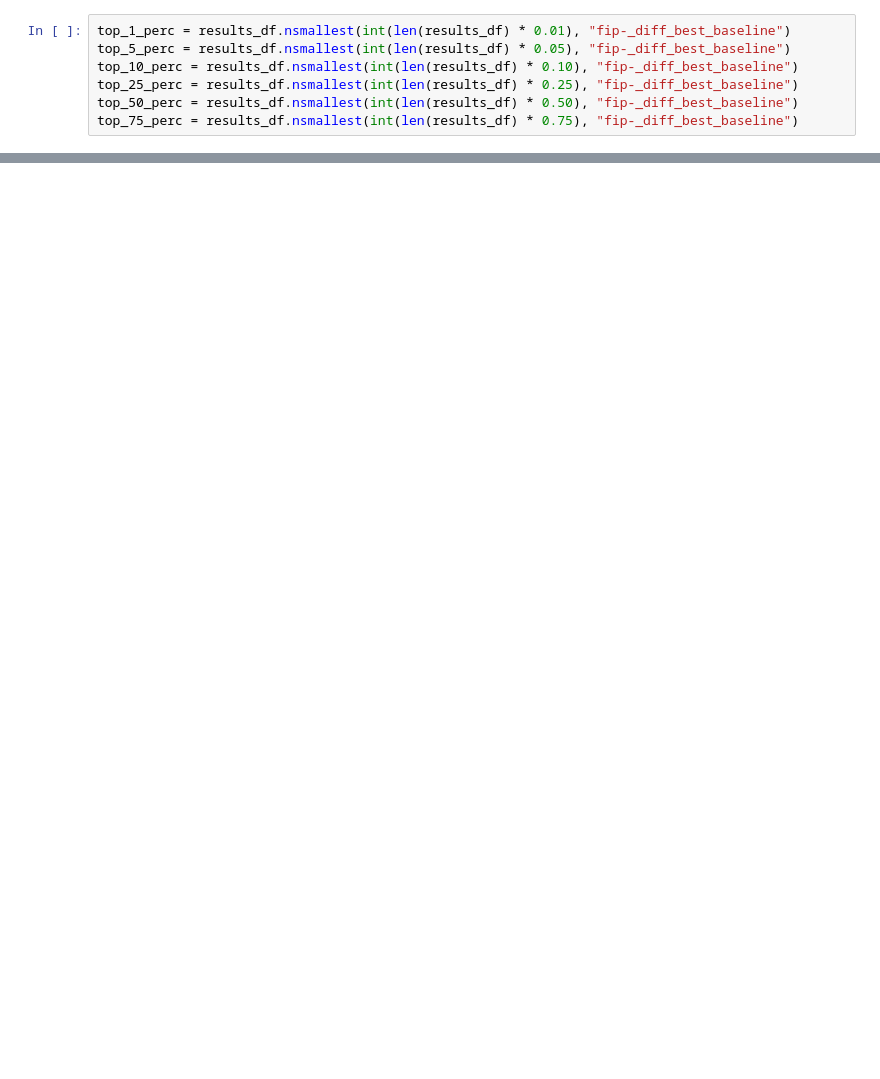
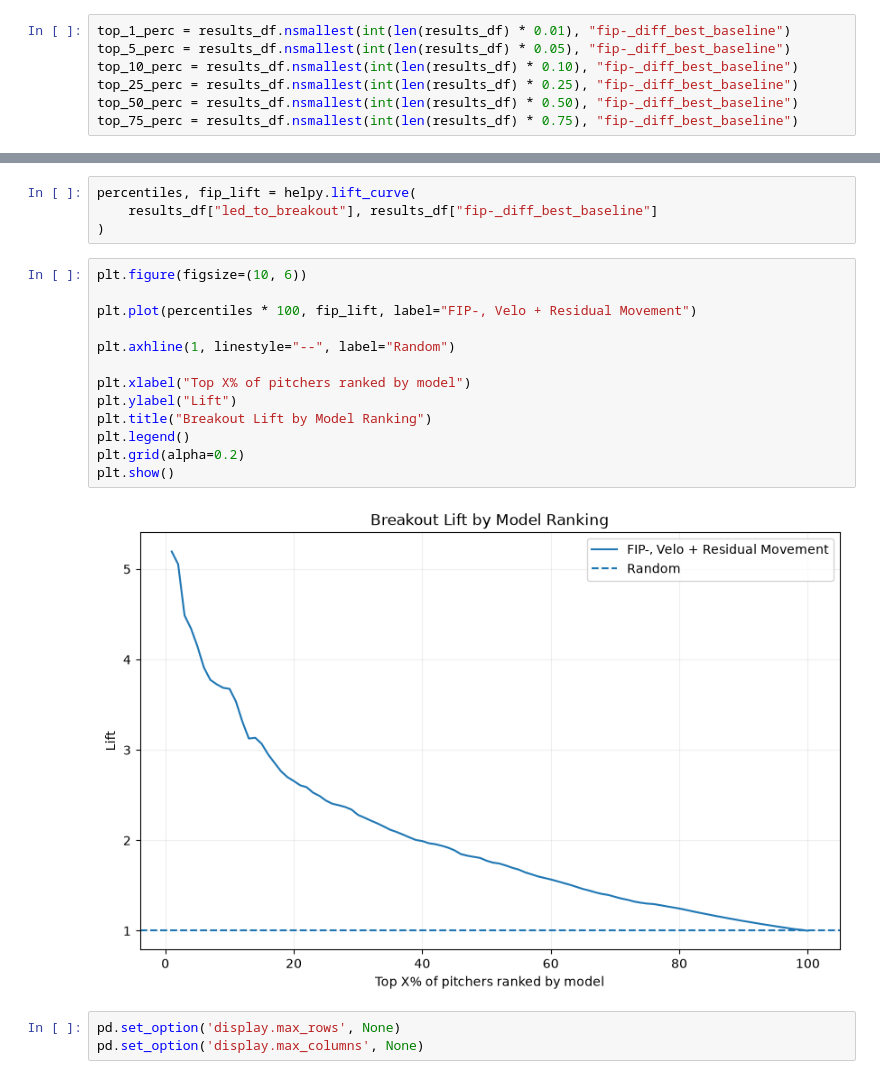
Before and after one commit to lemonannn/lppm_plus, a Jupyter notebook: example_analysis.ipynb, the cells around one changed output, grey strips where cells are left out. Saved outputs shown, nothing was run; the diff lists cells and outputs as text; blank space fills up the shorter version.

Commit message:
model comparison, gonna add spin I think"

```diff
--- a/example_analysis.ipynb
+++ b/example_analysis.ipynb
@@ -116,0 +236,22 @@ print(top_75_perc['led_to_breakout'].mean())
+# %%
+percentiles, fip_lift = helpy.lift_curve(
+    results_df["led_to_breakout"], results_df["fip-_diff_best_baseline"]
+)
+# %%
+plt.figure(figsize=(10, 6))
+
+plt.plot(percentiles * 100, fip_lift, label="FIP-, Velo + Residual Movement")
+
+plt.axhline(1, linestyle="--", label="Random")
+
+plt.xlabel("Top X% of pitchers ranked by model")
+plt.ylabel("Lift")
+plt.title("Breakout Lift by Model Ranking")
+plt.legend()
+plt.grid(alpha=0.2)
+plt.show()
+# %% [output]
+[figure, added]
+# %%
+pd.set_option('display.max_rows', None)
+pd.set_option('display.max_columns', None)
```
Also changed, not shown: parts of 25 cells of this notebook, 2 other files.
